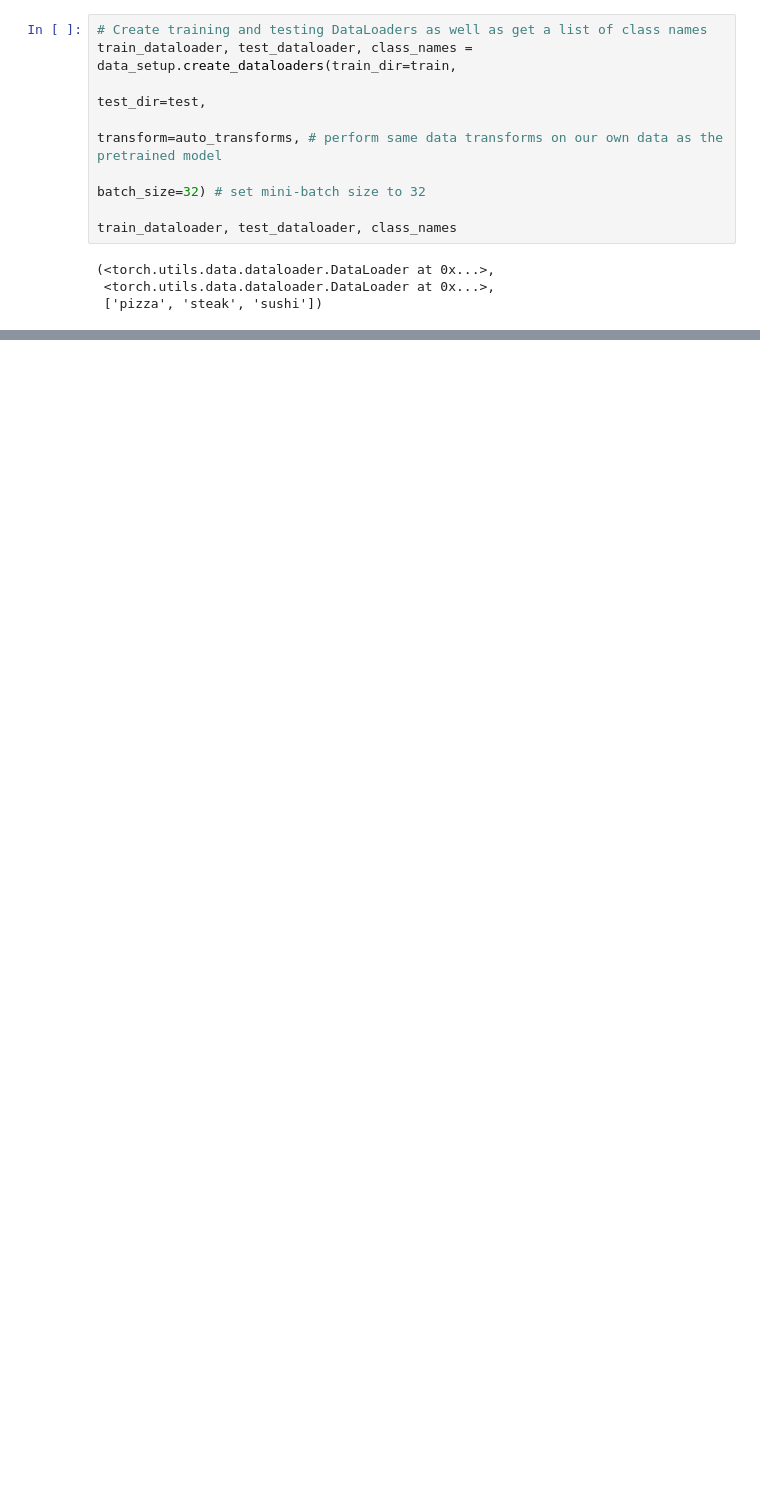
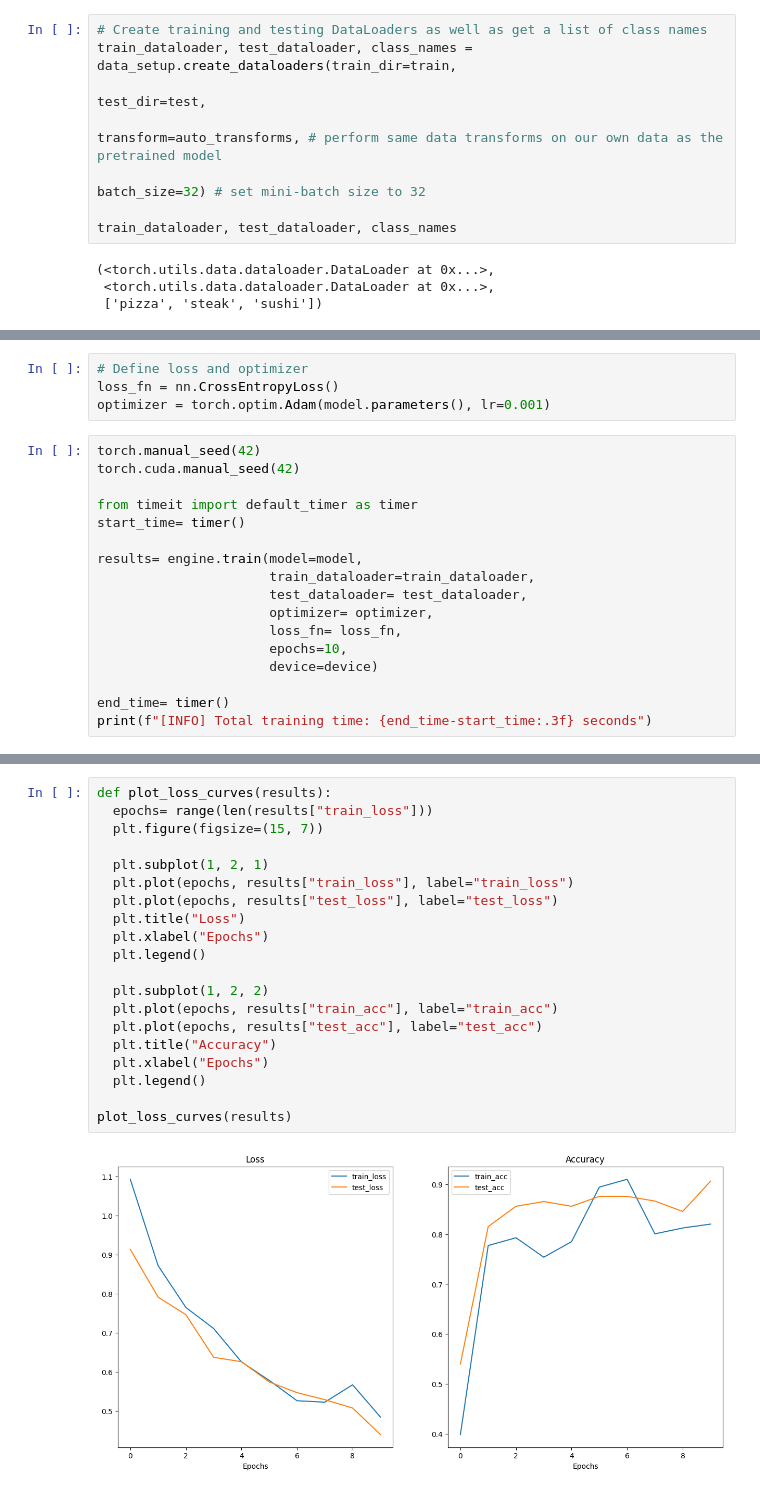
Before and after one commit to Fares-pr0g/ML-journey-ep-2-Experimenting-with-NN-s-in-PyTorch, a Jupyter notebook: Learning_PyTorch_05_Transfer_Learning.ipynb, the cells around one changed output, grey strips where cells are left out. Saved outputs shown, nothing was run; the diff lists cells and outputs as text; blank space fills up the shorter version.

```diff
--- a/Learning_PyTorch_05_Transfer_Learning.ipynb
+++ b/Learning_PyTorch_05_Transfer_Learning.ipynb
@@ -141,0 +525,21 @@ Estimated Total Size (MB): 3492.77
+# %%
+# Define loss and optimizer
+loss_fn = nn.CrossEntropyLoss()
+optimizer = torch.optim.Adam(model.parameters(), lr=0.001)
+# %%
+torch.manual_seed(42)
+torch.cuda.manual_seed(42)
+
+from timeit import default_timer as timer
+start_time= timer()
+
+results= engine.train(model=model,
+                      train_dataloader=train_dataloader,
+                      test_dataloader= test_dataloader,
+                      optimizer= optimizer,
+                      loss_fn= loss_fn,
+                      epochs=10,
+                      device=device)
+
+end_time= timer()
+print(f"[INFO] Total training time: {end_time-start_time:.3f} seconds")
@@ -141,0 +558,22 @@ Estimated Total Size (MB): 3492.77
+# %%
+def plot_loss_curves(results):
+  epochs= range(len(results["train_loss"]))
+  plt.figure(figsize=(15, 7))
+
+  plt.subplot(1, 2, 1)
+  plt.plot(epochs, results["train_loss"], label="train_loss")
+  plt.plot(epochs, results["test_loss"], label="test_loss")
+  plt.title("Loss")
+  plt.xlabel("Epochs")
+  plt.legend()
+
+  plt.subplot(1, 2, 2)
+  plt.plot(epochs, results["train_acc"], label="train_acc")
+  plt.plot(epochs, results["test_acc"], label="test_acc")
+  plt.title("Accuracy")
+  plt.xlabel("Epochs")
+  plt.legend()
+
+plot_loss_curves(results)
+# %% [output]
+[figure, added]
```
Also changed, not shown: parts of 31 cells of this notebook.
